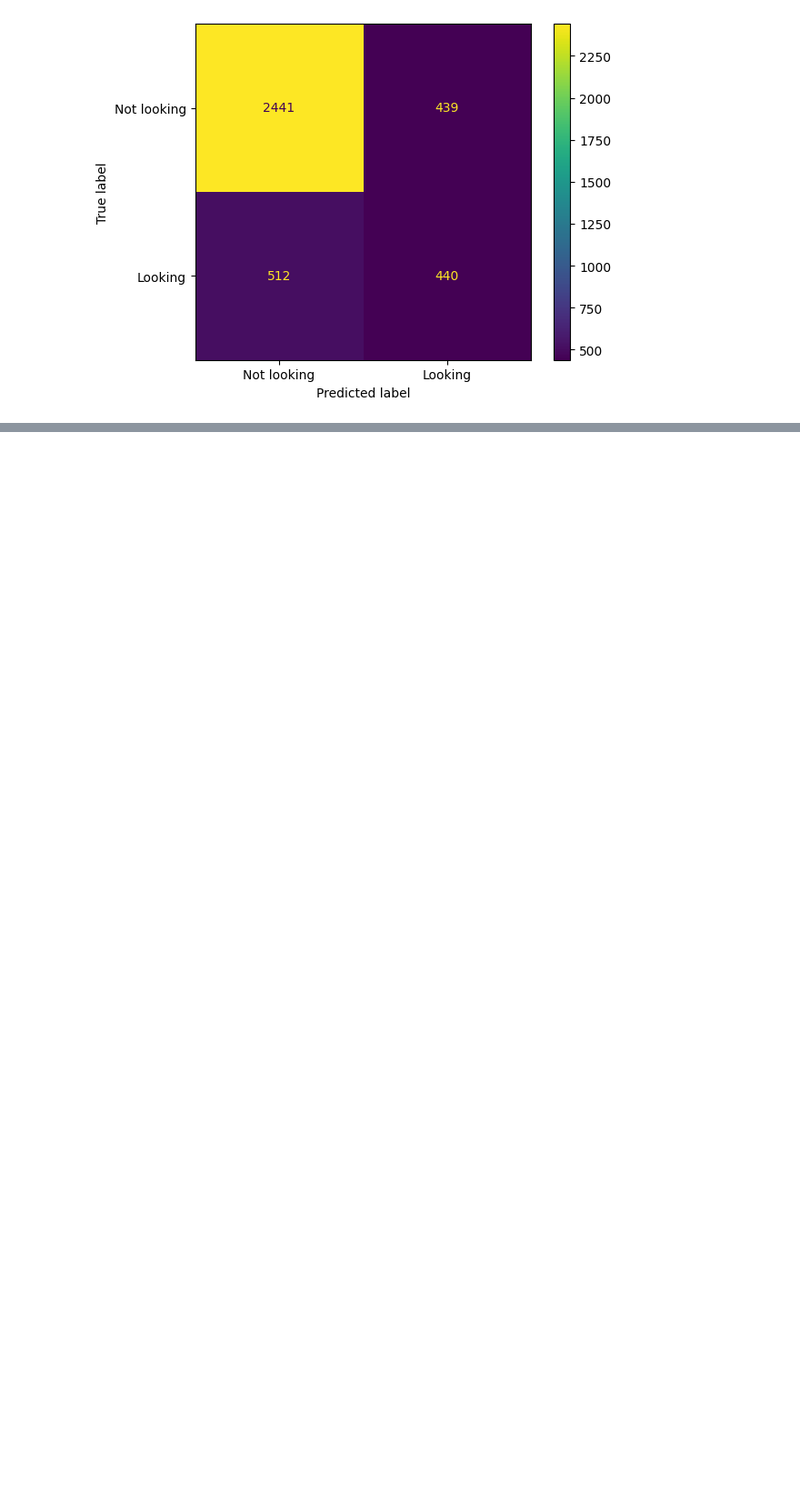
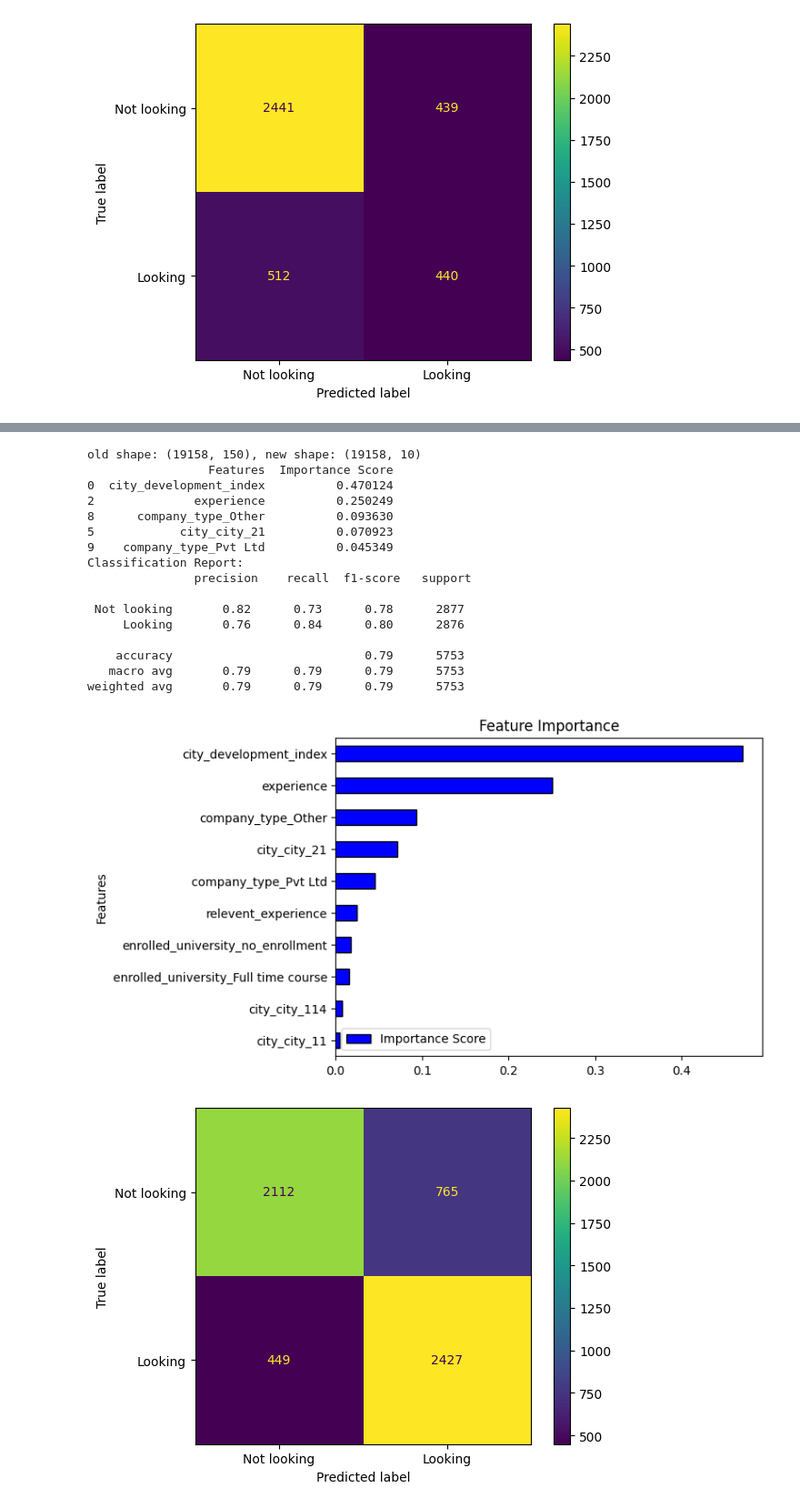
Before and after one commit to simone-viozzi/interviews-data-science-assignment, a Jupyter notebook: loyal_employees.ipynb, the cells around one changed output, grey strips where cells are left out. Shown at 91% size. Drawn from its saved outputs; the diff is of its cells as text; code cells hidden in the pictures; blank space fills up the shorter version.

Commit message:
Add 2 blocks to the loyal_employees notebook that rebalance the dataset
- rebalance the dataset using RandomOverSampler
- rebalance the dataset using RandomUnderSampler

```diff
--- a/loyal_employees.ipynb
+++ b/loyal_employees.ipynb
@@ -202,0 +207,49 @@ weighted avg       0.75      0.75      0.75      3832
+# %%
+from imblearn.over_sampling import RandomOverSampler
+
+X, y = get_X_y(dataset)
+
+k_best = SelectKBest(f_classif, k=10)
+
+X = pd.get_dummies(X, columns=categorical_cols)
+
+# select only the best features
+X_new = k_best.fit_transform(X, y)
+new_features_names = X.columns[k_best.get_support()]
+print(f"old shape: {X.shape}, new shape: {X_new.shape}")
+
+X = pd.DataFrame(X_new, columns=new_features_names, index=X.index)
+
+ros = RandomOverSampler(random_state=42)
+X, y = ros.fit_resample(X, y)
+
+X_train, X_test, y_train, y_test = train_test_split(X, y, test_size=0.2, random_state=42)
+
+model = RandomForestClassifier(n_estimators=100, random_state=42)
+model.fit(X_train, y_train)
+
+plot_feature_importance(model.feature_importances_, new_features_names)
+
+classification_eval(
+    y_test=y_test,
+    y_pred=model.predict(X_test),
+)
+# %% [output]
+old shape: (19158, 150), new shape: (19158, 10)
+                 Features  Importance Score
+0  city_development_index          0.470124
+2              experience          0.250249
+8      company_type_Other          0.093630
+5            city_city_21          0.070923
+9    company_type_Pvt Ltd          0.045349
+Classification Report:
+               precision    recall  f1-score   support
+
+ Not looking       0.82      0.73      0.78      2877
+     Looking       0.76      0.84      0.80      2876
+
+    accuracy                           0.79      5753
+   macro avg       0.79      0.79      0.79      5753
+weighted avg       0.79      0.79      0.79      5753
+[figure, added]
+[figure, added]
```
Also changed, not shown: parts of 4 cells of this notebook, 1 other file.
